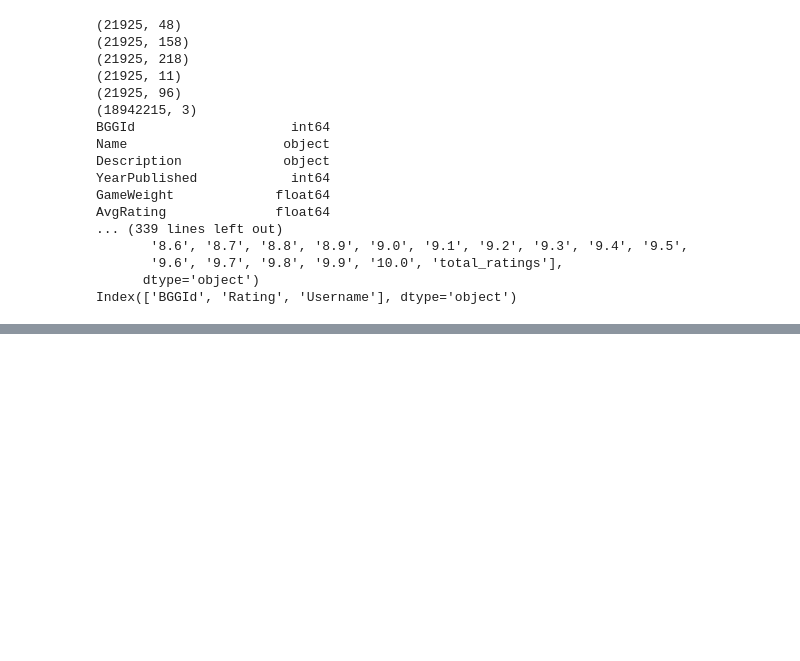
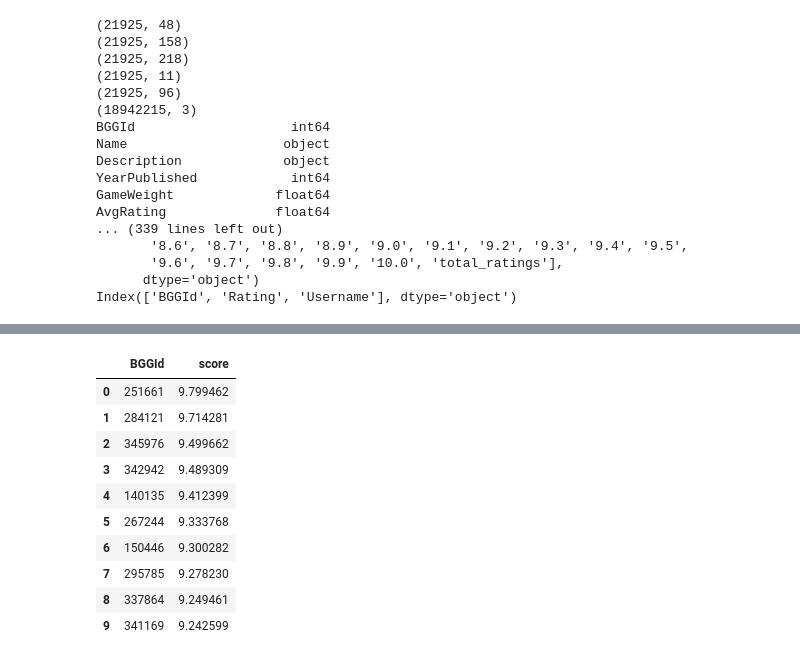
Before and after one commit to awal015/AICapstone, a Jupyter notebook: Adam Wallach USCD capstone.ipynb, the cells around one changed output, grey strips where cells are left out. Cells and saved outputs as stored; diff of their text form; code cells hidden in the pictures; blank space fills up the shorter version.

```diff
--- a/Adam Wallach USCD capstone.ipynb
+++ b/Adam Wallach USCD capstone.ipynb
@@ -104,0 +282,8 @@ Index(['BGGId', 'Rating', 'Username'], dtype='object')
+# %%
+# filter recommend_ratings where number of ratings by the relevent neighbors on a specific game > min_neighbors_ratings
+min_neighbors_ratings = 5
+recommend_ratings = similar_user_games.groupby('BGGId').filter(lambda x: x.shape[0] >= min_neighbors_ratings)
+
+print(recommend_ratings.shape)
+recommend_ratings.BGGId.nunique()
+recommend_ratings.info()
@@ -104,0 +332,18 @@ Index(['BGGId', 'Rating', 'Username'], dtype='object')
+# %%
+#select top 5 games suggestion by game score (rating weighted avg)
+n_recommendations = 10
+final_recommendation = game_scores.sort_values(ascending=False)[:n_recommendations]
+final_recommendation= final_recommendation.to_frame('score').reset_index()
+final_recommendation
+# %% [output]
+|  | BGGId | score |
+| 0 | 251661 | 9.799462 |
+| 1 | 284121 | 9.714281 |
+| 2 | 345976 | 9.499662 |
+| 3 | 342942 | 9.489309 |
+| 4 | 140135 | 9.412399 |
+| 5 | 267244 | 9.333768 |
+| 6 | 150446 | 9.300282 |
+| 7 | 295785 | 9.278230 |
+| 8 | 337864 | 9.249461 |
+| 9 | 341169 | 9.242599 |
```
Also changed, not shown: parts of 19 cells of this notebook.
